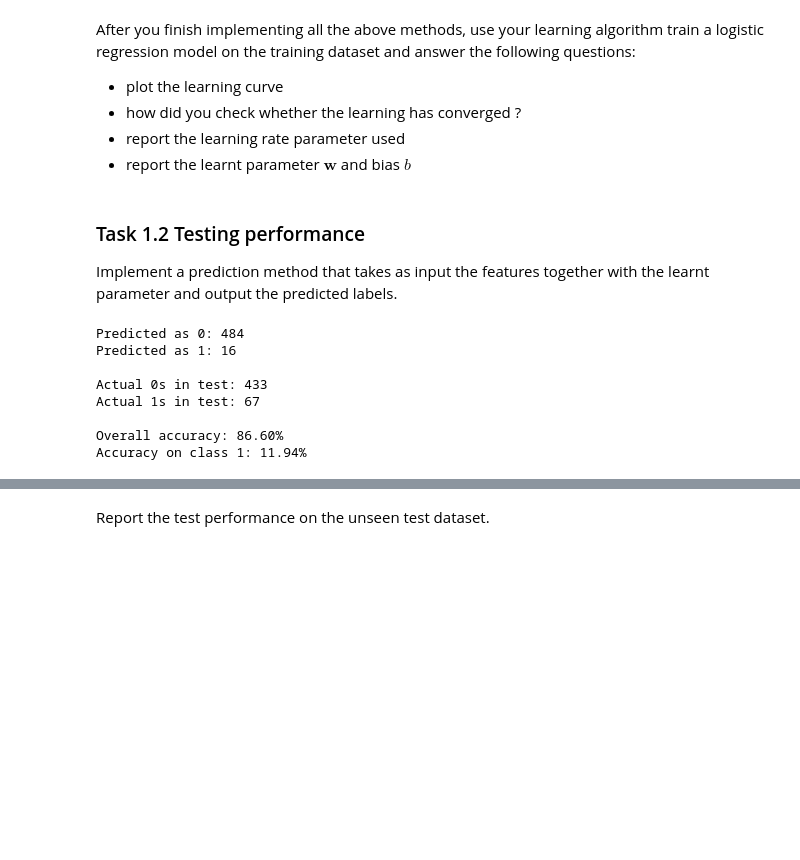
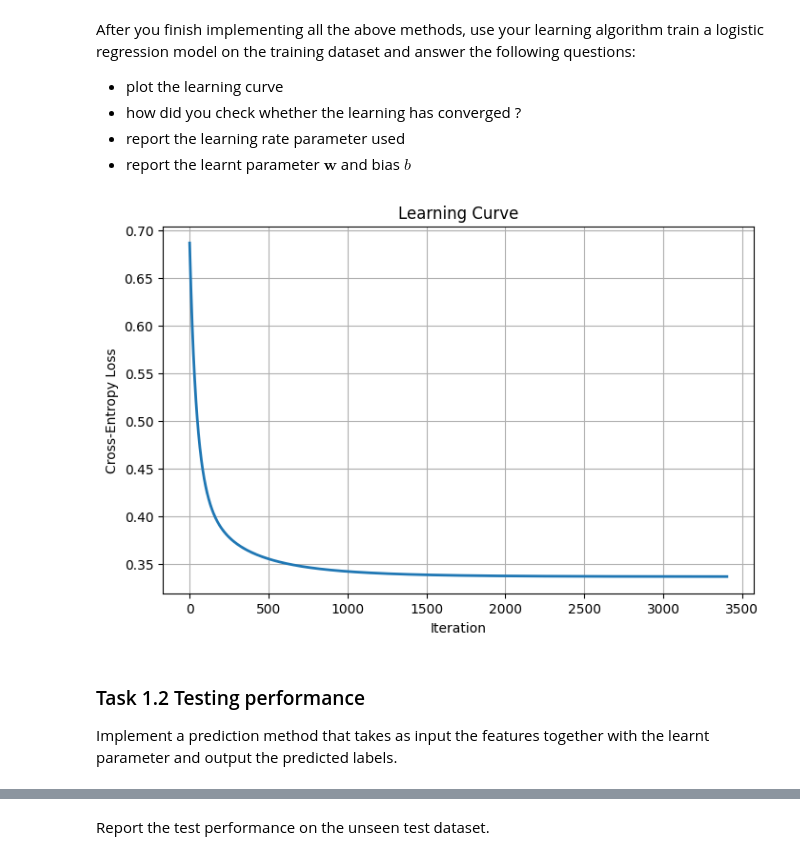
Before and after one commit to sachin-sadhu/ml_p1, a Jupyter notebook: P1.ipynb, the cells around one changed output, grey strips where cells are left out. Drawn from its saved outputs; the diff is of its cells as text; code cells hidden in the pictures; blank space fills up the shorter version.

```diff
--- a/P1.ipynb
+++ b/P1.ipynb
@@ -80,15 +92,19 @@ where $\sigma^{(i)} =\sigma(\mathbf{w}^\top\mathbf{x}^{(i)} + b).$
 def cross_entropy_loss(w, X, y):
     #z = w.T @ X
     z = X @ w
-    sigmoid_outputs = sigmoid(z)
-    mean = np.mean(-(y * np.log(sigmoid_outputs)) - (1-y) * (np.log(1-sigmoid_outputs)))
-    return mean
+    y_hats = sigmoid(z)
+    y_hats = np.clip(y_hats, 1e-10, 1 - 1e-10)
+    losses = np.where(y == 0.0, -np.log(1-y_hats), -np.log(y_hats))
+    return np.mean(losses)
+
+    # if y_hat is 0, then becomes - (y * log(0)) which throws an error
+    # now, if
 # %%
 def gradient_ce_loss(w, X, y):
     z = X @ w
-    y_hat = sigmoid(z)
-    gradient = X.T @ (y - y_hat)
-    return -gradient / len(y)
+    y_hats = sigmoid(z)
+    gradient = X.T @ (y_hats - y) / np.size(y)
+    return gradient
 # %% [markdown]
 Lastly, implement the gradient descent algorithm.
 # %%
@@ -113,15 +129,6 @@ def logistic_regression_train(X, y, gamma, tol= 1e-7, maxIters=100000):
         previous_loss = current_loss
         current_iter += 1
 
-
     return w0, losses
 
-weights, losses = logistic_regression_train(d1_xtrain_dummy, d1_ytrain, 0.01)
-plt.figure(figsize=(8, 5))
-plt.plot(losses, linewidth=2)
-plt.xlabel('Iteration')
-plt.ylabel('Cross-Entropy Loss')
-plt.title('Learning Curve')
-plt.grid(True)
-plt.show()
-print(weights)
+weights, losses = logistic_regression_train(d1_xtrain_dummy, d1_ytrain, gamma=0.05)
@@ -131,3 +135,12 @@ print(weights)
+# %%
+def plot_learning_curve(losses):
+    plt.figure(figsize=(8, 5))
+    plt.plot(losses, linewidth=2)
+    plt.xlabel('Iteration')
+    plt.ylabel('Cross-Entropy Loss')
+    plt.title('Learning Curve')
+    plt.grid(True)
+    plt.show()
 # %% [markdown]
 After you finish implementing all the above methods, use your learning algorithm train a logistic regression model on the training dataset and answer the following questions:
 
@@ -135,6 +148,11 @@ After you finish implementing all the above methods, use your learning algorithm
 * how did you check whether the learning has converged ?
 * report the learning rate parameter used
 * report the learnt parameter $\mathbf{w}$ and bias $b$
+# %%
+weights, losses = logistic_regression_train(d1_xtrain_dummy, d1_ytrain, gamma=0.05)
+plot_learning_curve(losses)
+# %% [output]
+[figure, added]
 # %% [markdown]
 ### Task 1.2 Testing performance
 
@@ -153,27 +171,0 @@ outputs = predict_logistic_regression(weights)
-# %%
-# Check predictions on test set
-outputs = predict_logistic_regression(weights, d1_xtest)
-outputs_array = np.array(outputs)
-
-print(f"Predicted as 0: {np.sum(outputs_array == 0)}")
-print(f"Predicted as 1: {np.sum(outputs_array == 1)}")
-
-print(f"\nActual 0s in test: {np.sum(d1_ytest == 0)}")
-print(f"Actual 1s in test: {np.sum(d1_ytest == 1)}")
-
-# Overall accuracy
-overall_acc = np.sum(outputs_array == d1_ytest) / len(d1_ytest)
-print(f"\nOverall accuracy: {overall_acc:.2%}")
-
-# Accuracy on class 1 only (your current metric)
-class1_acc = accuracy(d1_ytest, outputs)
-print(f"Accuracy on class 1: {class1_acc:.2%}")
-# %% [output]
-Predicted as 0: 484
-Predicted as 1: 16
-
-Actual 0s in test: 433
-Actual 1s in test: 67
-
-Overall accuracy: 86.60%
-Accuracy on class 1: 11.94%
```
Also changed, not shown: parts of 10 cells of this notebook.
